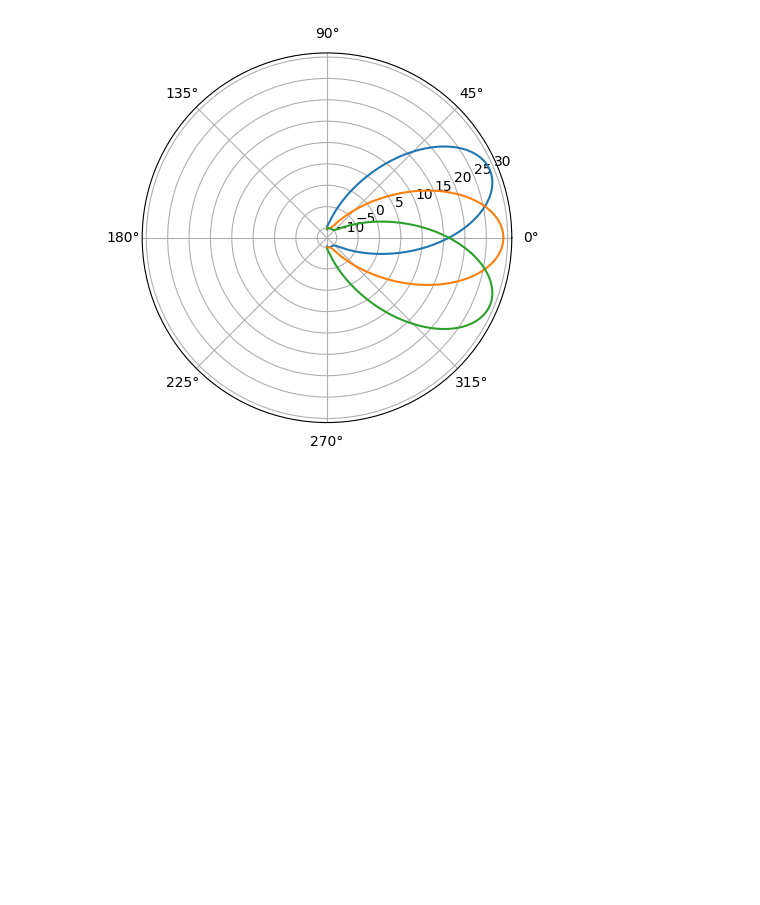
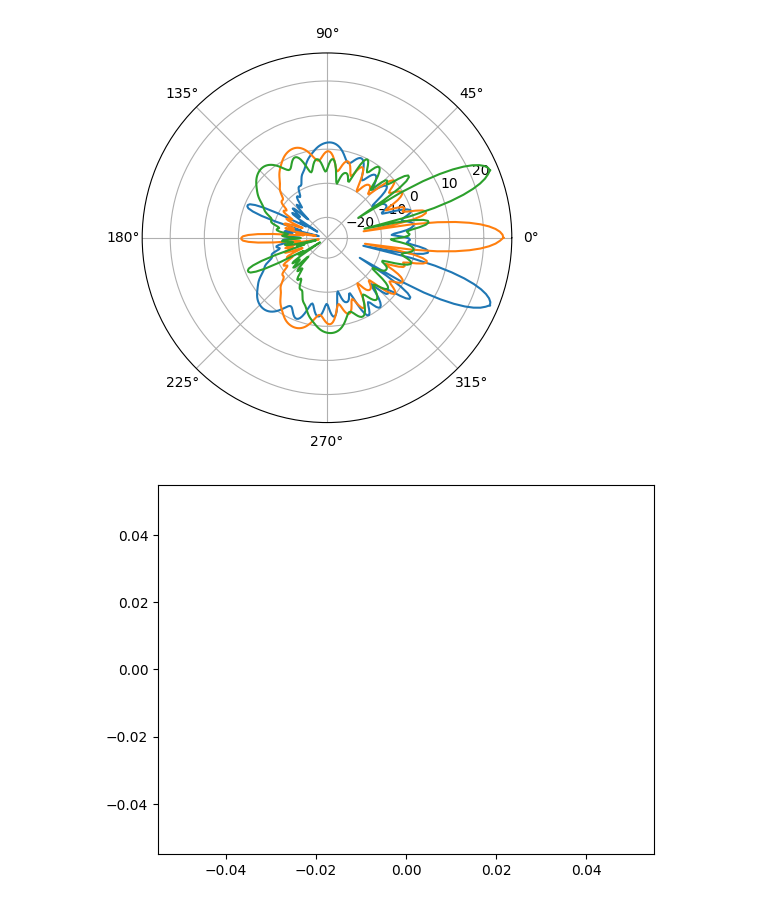
Before and after one commit to Aplefen1/BeeTrackingDiss, a Jupyter notebook: Experiments and Models/AccurateModellingTest.ipynb, the cells around one changed output. Drawn from its saved outputs; the diff is of its cells as text; code cells hidden in the pictures; blank space fills up the shorter version.

```diff
--- a/Experiments and Models/AccurateModellingTest.ipynb
+++ b/Experiments and Models/AccurateModellingTest.ipynb
@@ -77,11 +97,14 @@ nx.plot(theta,diff2)
 # %%
 from Model import NewModel
+from BLEHardware import Antenna
 import numpy as np
 import pandas as pd
 import matplotlib.pyplot as plt
 %matplotlib inline
 
-mod = NewModel(-94)
-mod.plotTransmitters()
+Model = NewModel(-100)
+Model.plotTransmitters()
+Model.plotRecievedSignal()
 # %% [output]
-[figure, old version]
+[figure, new version]
+[figure, added]
```
Also changed, not shown: parts of 3 cells of this notebook, 10 other files.
